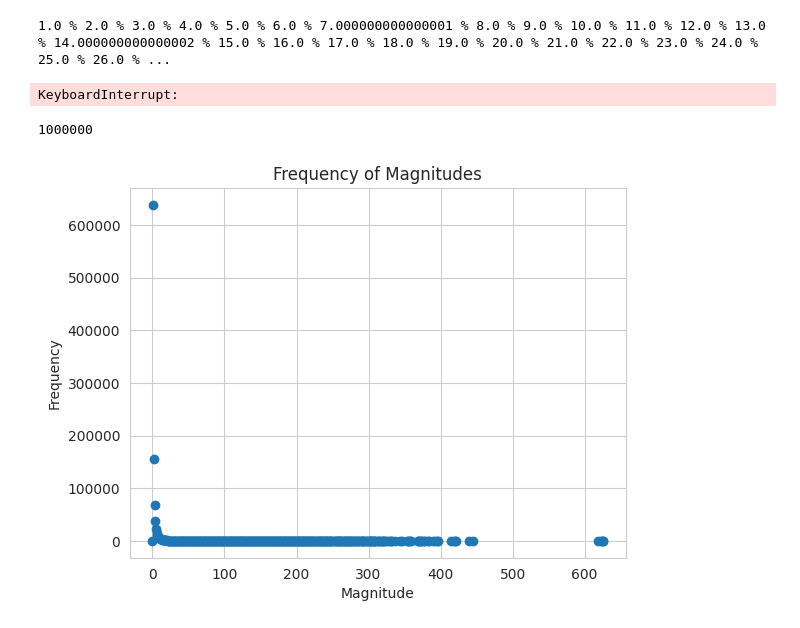
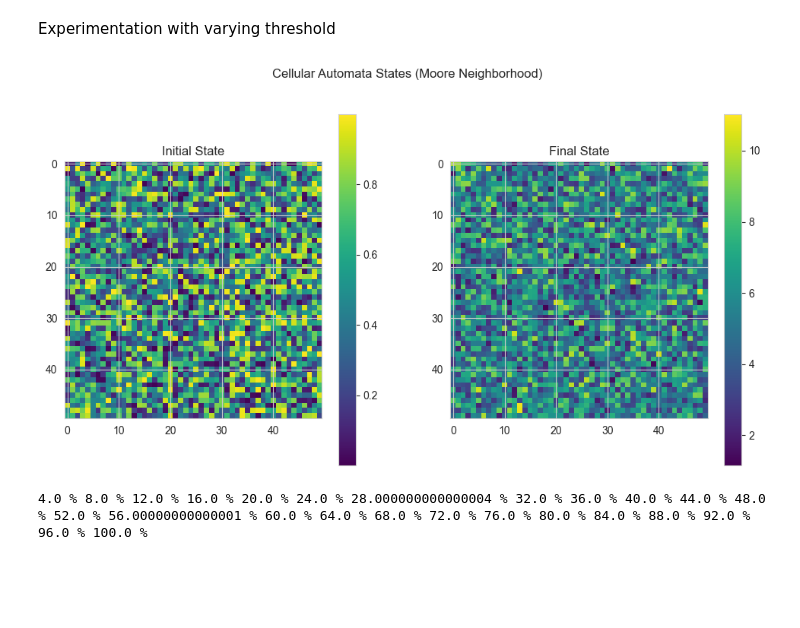
Before and after one commit to vitalismaxim/group_17, a Jupyter notebook: OFC_2_Scale_free.ipynb, the cells around one changed output. Drawn from its saved outputs; the diff is of its cells as text; code cells hidden in the pictures; blank space fills up the shorter version.

Commit message:
more code cleanup

```diff
--- a/OFC_2_Scale_free.ipynb
+++ b/OFC_2_Scale_free.ipynb
@@ -159,7 +157,7 @@ def redistribute_force(F, L, alpha, F_thr, F_res, neighborhood='moore'):
 
     return F_new, active_sites
 
-def simulate_ca(L, alpha, mean_thr, std_thr, min_thr, mean_res, std_res,min_res, n_additions, neighborhood='moore'):
+def simulate_ca_varied_thr(L, alpha, mean_thr, std_thr, min_thr, mean_res, std_res,min_res, n_additions, neighborhood='moore'):
     F = np.random.rand(L, L)*min_thr
     initial_state = np.copy(F)
     # F_thr = add_noise_to_values(np.full((L, L), mean_thr), noise_thr)
@@ -198,20 +196,5 @@ def visualize_states(initial_state, final_state, title='Cellular Automata States
     fig.colorbar(im2, ax=ax2, orientation='vertical')
     plt.suptitle(title)
     plt.show()
-
-# Parameters
-L = 50  # Size of the lattice
-alpha = 0.5  # Coupling constant
-mean_thr = 9.0  # Mean threshold
-std_thr = 1.0  # std dev of threshold
-min_thr = 1.0  # Minimum threshold
-mean_res = 2.0  # Mean residual force
-std_res = 0.5  # std dev of residual force
-min_res = 0.5  # Minimum residual force
-n_additions = 10000  # Number of additions
-
-# Run the simulation
-initial_state, final_state, active_sites_array = simulate_ca(L, alpha, mean_thr, std_thr, min_thr, mean_res, std_res, min_res, n_additions, neighborhood='moore')
-
-# Visualize the initial and final states
-visualize_states(initial_state, final_state, title='Cellular Automata States (Moore Neighborhood)')
+# %% [markdown]
+Experimentation with varying threshold
@@ -217,0 +247,8 @@ visualize_states(initial_state, final_state, title='Cellular Automata States (Mo
+# %%
+# Run the simulation
+initial_state, final_state, active_sites_array = simulate_ca_varied_thr(L, alpha, mean_thr, std_thr, min_thr, mean_res, std_res, min_res, n_additions, neighborhood='moore')
+
+# Visualize the initial and final states
+visualize_states(initial_state, final_state, title='Cellular Automata States (Moore Neighborhood)')
+# %% [output]
+[figure, added]
@@ -236,27 +277,29 @@ initial_state_von, final_state_von, active_sites_von = simulate_ca(L, alpha, F_t
+# %%
+# run multiple simulations for Moore neighborhood
+active_sites_moore_array = multiple_runs(25, 'moore')
+
+# clean the Moore data
+occurences_moore_dict = clean_data(active_sites_moore_array)
+# %% [output]
+4.0 % 8.0 % 12.0 % 16.0 % 20.0 % 24.0 % 28.000000000000004 % 32.0 % 36.0 % 40.0 % 44.0 % 48.0 % 52.0 % 56.00000000000001 % 60.0 % 64.0 % 68.0 % 72.0 % 76.0 % 80.0 % 84.0 % 88.0 % 92.0 % 96.0 % 100.0 %
 # %%
-n_simulations = 100
-active_sites_moore_array = []
-for i in range(n_simulations):
-    print((i+1)/n_simulations*100,"%", sep=' ', end=' ', flush=True)
-    _, _, active_sites_moore = simulate_ca(L, alpha, F_thr, n_additions, neighborhood='moore')
-    active_sites_moore_array.append(active_sites_moore)
+# n_simulations = 100
+# active_sites_moore_array = []
+# for i in range(n_simulations):
+#     print((i+1)/n_simulations*100,"%", sep=' ', end=' ', flush=True)
+#     _, _, active_sites_array = simulate_ca_varied_thr(L, alpha, mean_thr, std_thr, min_thr, mean_res, std_res, min_res, n_additions, neighborhood='moore')
+#     active_sites_moore_array.append(active_sites_array)
-# %% [output]
-1.0 % 2.0 % 3.0 % 4.0 % 5.0 % 6.0 % 7.000000000000001 % 8.0 % 9.0 % 10.0 % 11.0 % 12.0 % 13.0 % 14.000000000000002 % 15.0 % 16.0 % 17.0 % 18.0 % 19.0 % 20.0 % 21.0 % 22.0 % 23.0 % 24.0 % 25.0 % 26.0 % ...
-KeyboardInterrupt:
 # %%
-flattened_list = [item for sublist in active_sites_moore_array for item in sublist]
-print(len(flattened_list))
-occurrences_counter = Counter(flattened_list)
-sorted_data = dict(sorted(occurrences_counter.items()))
+# flattened_list = [item for sublist in active_sites_moore_array for item in sublist]
+# print(len(flattened_list))
+# occurrences_counter = Counter(flattened_list)
+# sorted_data = dict(sorted(occurrences_counter.items()))
 
-magnitudes = list(occurrences_counter.keys())
-frequencies = list(occurrences_counter.values())
+# magnitudes = list(occurrences_counter.keys())
+# frequencies = list(occurrences_counter.values())
 
-plt.scatter(magnitudes, frequencies)
-plt.xlabel('Magnitude')
-plt.ylabel('Frequency')
-plt.title('Frequency of Magnitudes')
-plt.show()
+# plt.scatter(magnitudes, frequencies)
+# plt.xlabel('Magnitude')
+# plt.ylabel('Frequency')
+# plt.title('Frequency of Magnitudes')
+# plt.show()
-# %% [output]
-1000000
-[figure, removed]
```
Also changed, not shown: parts of 14 cells of this notebook.
